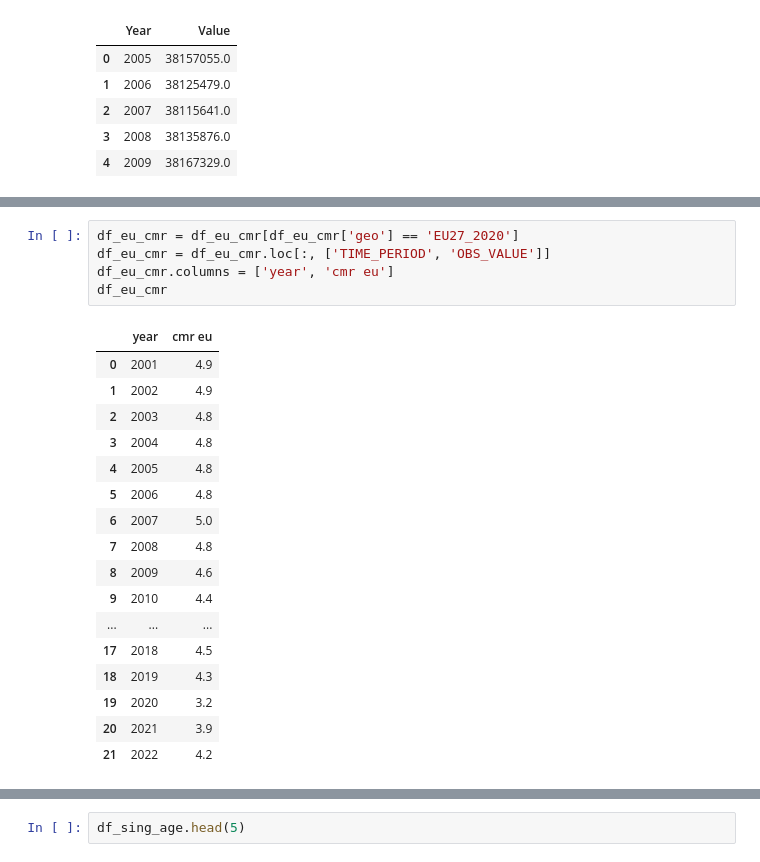
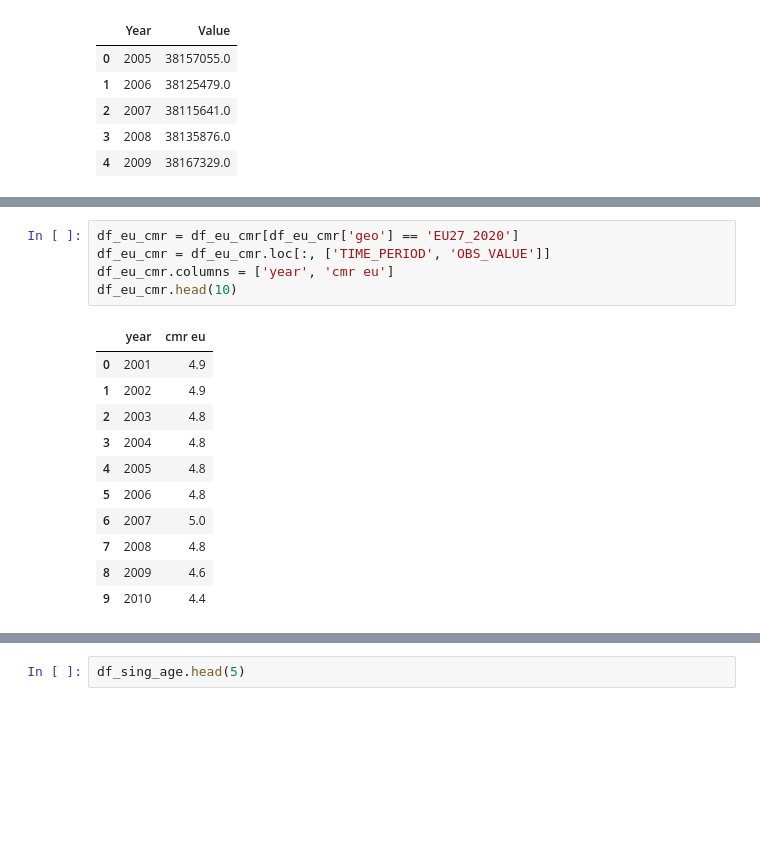
Before and after one commit to JGundisalvus/portfolio, a Jupyter notebook: polish_marriage_demographics/data_exploration.ipynb, the cells around one changed output, grey strips where cells are left out. Drawn from its saved outputs; the diff is of its cells as text; blank space fills up the shorter version.

```diff
--- a/polish_marriage_demographics/data_exploration.ipynb
+++ b/polish_marriage_demographics/data_exploration.ipynb
@@ -274,26 +235,20 @@ df_cmr
 # %%
 df_eu_cmr = df_eu_cmr[df_eu_cmr['geo'] == 'EU27_2020']
 df_eu_cmr = df_eu_cmr.loc[:, ['TIME_PERIOD', 'OBS_VALUE']]
 df_eu_cmr.columns = ['year', 'cmr eu']
-df_eu_cmr
+df_eu_cmr.head(10)
 # %% [output]
 |  | year | cmr eu |
 | 0 | 2001 | 4.9 |
 | 1 | 2002 | 4.9 |
 | 2 | 2003 | 4.8 |
 | 3 | 2004 | 4.8 |
 | 4 | 2005 | 4.8 |
 | 5 | 2006 | 4.8 |
 | 6 | 2007 | 5.0 |
 | 7 | 2008 | 4.8 |
 | 8 | 2009 | 4.6 |
 | 9 | 2010 | 4.4 |
-| ... | ... | ... |
-| 17 | 2018 | 4.5 |
-| 18 | 2019 | 4.3 |
-| 19 | 2020 | 3.2 |
-| 20 | 2021 | 3.9 |
-| 21 | 2022 | 4.2 |
 # %%
 df_cmr = pd.merge(df_cmr, df_eu_cmr, on='year', how='outer')
 
```
Also changed, not shown: parts of 54 cells of this notebook, 2 other files.
